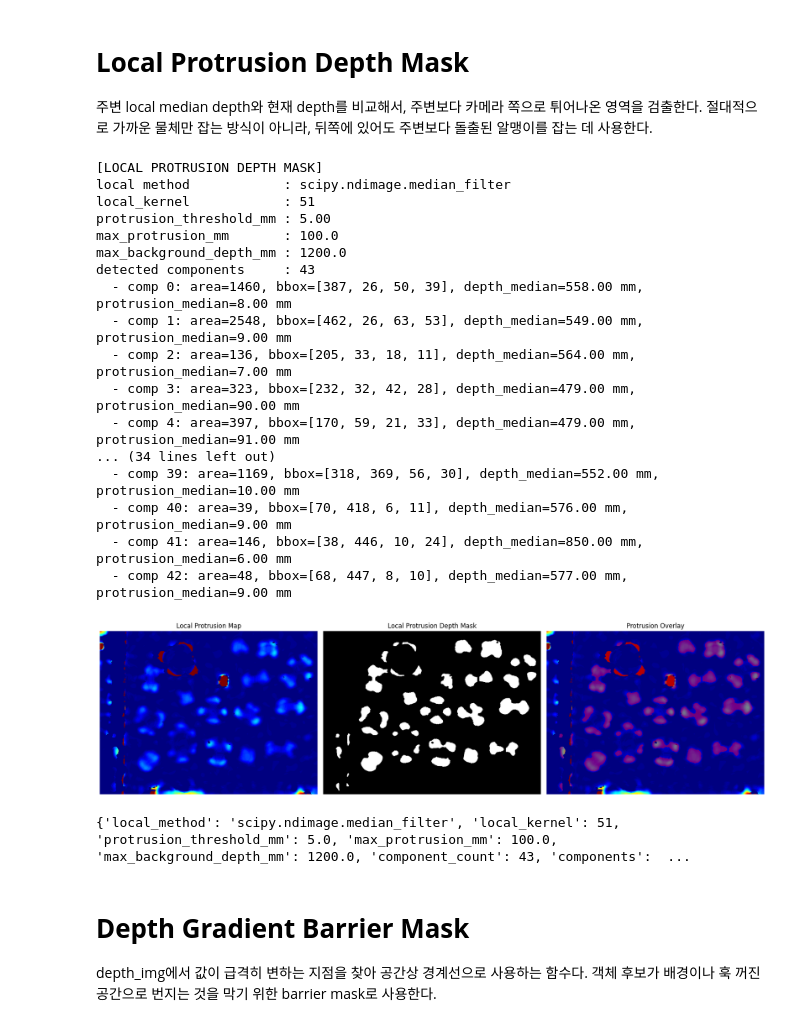
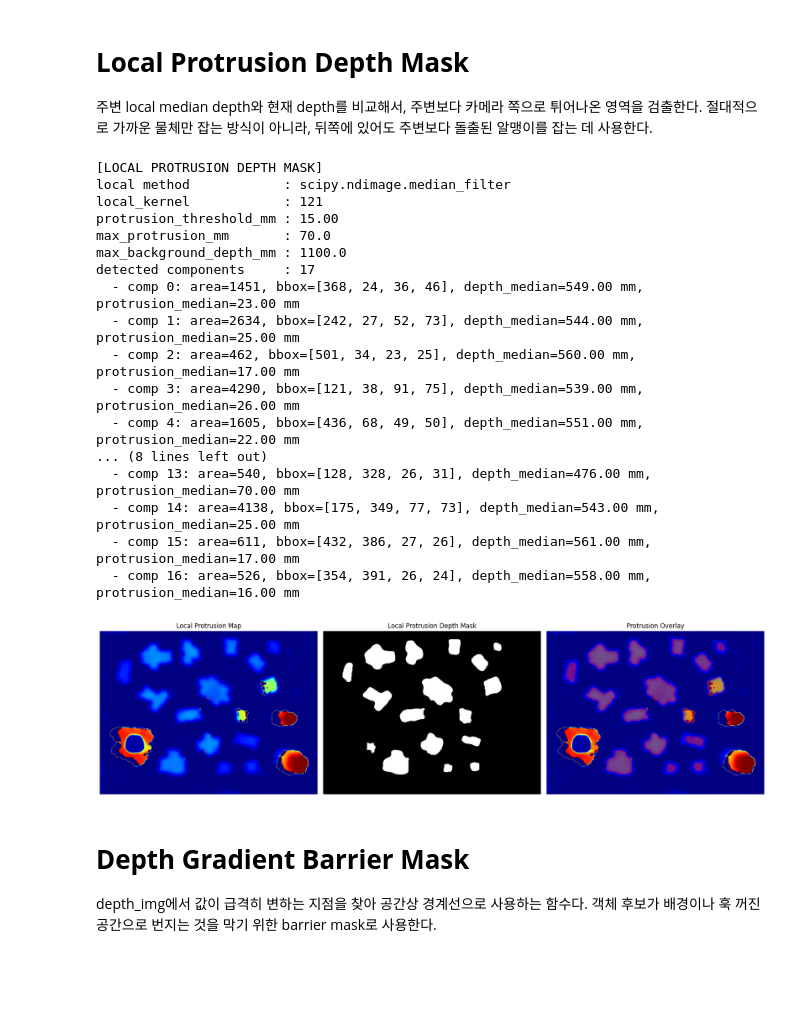
Before and after one commit to engineer0914/pointcloud_test, a Jupyter notebook: test_study/test.ipynb, the cells around one changed output. Cells and saved outputs as stored; diff of their text form; code cells hidden in the pictures; blank space fills up the shorter version.

```diff
--- a/test_study/test.ipynb
+++ b/test_study/test.ipynb
@@ -384,0 +424,3 @@ cx     : 329.096, cy: 247.071
+# %%
+depth_filtered = normalize_depth_for_display(depth_img)
+show_depth_compare(depth_img, depth_filtered, title1="Original Depth", title2="Original Depth (for comparison)")
@@ -762,59 +1025,45 @@ def create_local_protrusion_depth_mask(
 # %%
 local_protrusion_mask, local_protrusion_info = create_local_protrusion_depth_mask(
     depth_img=depth_filtered,
     valid_mask=valid_mask,
     depth_scale=intrinsics["depth"]["depth_scale"],
 
-    # 1. 주변 비교 범위 (타겟 객체보다 1.5배 정도 큰 홀수)
-    # 만약 원형 용기 내부의 물체를 잡는 거라면 용기 크기보다 작아야 합니다.
-    # 현재 51도 나쁘지 않아 보입니다.
-    local_kernel=51,
+    local_kernel=121,
+    protrusion_threshold_mm=15.0,
 
-    # 🔥 2. [수정] 타겟 검출 하한선 낮추기
-    # 파란색 덩어리들도 잡힐 수 있도록 커트라인을 대폭 낮춥니다. (예: 5mm ~ 8mm)
-    protrusion_threshold_mm=5.0,
+    max_protrusion_mm=70.0,
+    max_background_depth_mm=1100.0,
 
-    # 🔥 3. [추가] 낭떠러지 & 거대 테두리 방어선 (이전 코드의 핵심!)
-    # 타겟 객체의 최대 높이가 20mm를 넘지 않는다면, 30mm 이상 튀어나온
-    # 빨간색 낭떠러지와 원형 테두리는 전부 가짜(배경)로 간주하고 무시합니다.
-    max_protrusion_mm=100.0,
+    min_area=150,
+    max_area_ratio=0.20,
 
-    # (옵션) 허공/바닥 방어 로직이 필요하다면 추가
-    max_background_depth_mm=1200.0,
-
-    min_area=30,           # 객체 크기가 작으므로 최소 면적도 살짝 낮춰줍니다.
-    max_area_ratio=0.35,
-
-    close_kernel=5,        # 타겟이 작으므로 모폴로지도 살짝 줄입니다.
-    open_kernel=3,
+    close_kernel=15,
+    open_kernel=5,
 
     ignore_border_touching=True,
-    border_margin=5,       # 왼쪽 낭떠러지가 화면 끝에 걸쳐있다면 여유를 더 줍니다.
+    border_margin=5,
 
     show=True
 )
-
-print(local_protrusion_info)
 # %% [output]
 [LOCAL PROTRUSION DEPTH MASK]
 local method            : scipy.ndimage.median_filter
-local_kernel            : 51
-protrusion_threshold_mm : 5.00
-max_protrusion_mm       : 100.0
-max_background_depth_mm : 1200.0
-detected components     : 43
-  - comp 0: area=1460, bbox=[387, 26, 50, 39], depth_median=558.00 mm, protrusion_median=8.00 mm
-  - comp 1: area=2548, bbox=[462, 26, 63, 53], depth_median=549.00 mm, protrusion_median=9.00 mm
-  - comp 2: area=136, bbox=[205, 33, 18, 11], depth_median=564.00 mm, protrusion_median=7.00 mm
-  - comp 3: area=323, bbox=[232, 32, 42, 28], depth_median=479.00 mm, protrusion_median=90.00 mm
-  - comp 4: area=397, bbox=[170, 59, 21, 33], depth_median=479.00 mm, protrusion_median=91.00 mm
-... (34 lines left out)
-  - comp 39: area=1169, bbox=[318, 369, 56, 30], depth_median=552.00 mm, protrusion_median=10.00 mm
-  - comp 40: area=39, bbox=[70, 418, 6, 11], depth_median=576.00 mm, protrusion_median=9.00 mm
-  - comp 41: area=146, bbox=[38, 446, 10, 24], depth_median=850.00 mm, protrusion_median=6.00 mm
-  - comp 42: area=48, bbox=[68, 447, 8, 10], depth_median=577.00 mm, protrusion_median=9.00 mm
+local_kernel            : 121
+protrusion_threshold_mm : 15.00
+max_protrusion_mm       : 70.0
+max_background_depth_mm : 1100.0
+detected components     : 17
+  - comp 0: area=1451, bbox=[368, 24, 36, 46], depth_median=549.00 mm, protrusion_median=23.00 mm
+  - comp 1: area=2634, bbox=[242, 27, 52, 73], depth_median=544.00 mm, protrusion_median=25.00 mm
+  - comp 2: area=462, bbox=[501, 34, 23, 25], depth_median=560.00 mm, protrusion_median=17.00 mm
+  - comp 3: area=4290, bbox=[121, 38, 91, 75], depth_median=539.00 mm, protrusion_median=26.00 mm
+  - comp 4: area=1605, bbox=[436, 68, 49, 50], depth_median=551.00 mm, protrusion_median=22.00 mm
+... (8 lines left out)
+  - comp 13: area=540, bbox=[128, 328, 26, 31], depth_median=476.00 mm, protrusion_median=70.00 mm
+  - comp 14: area=4138, bbox=[175, 349, 77, 73], depth_median=543.00 mm, protrusion_median=25.00 mm
+  - comp 15: area=611, bbox=[432, 386, 27, 26], depth_median=561.00 mm, protrusion_median=17.00 mm
+  - comp 16: area=526, bbox=[354, 391, 26, 24], depth_median=558.00 mm, protrusion_median=16.00 mm
-[figure, old version]
+[figure, new version]
-{'local_method': 'scipy.ndimage.median_filter', 'local_kernel': 51, 'protrusion_threshold_mm': 5.0, 'max_protrusion_mm': 100.0, 'max_background_depth_mm': 1200.0, 'component_count': 43, 'components':  ...
 # %% [markdown]
 # **Depth Gradient Barrier Mask**
 
```
Also changed, not shown: parts of 28 cells of this notebook, 3 other files.
